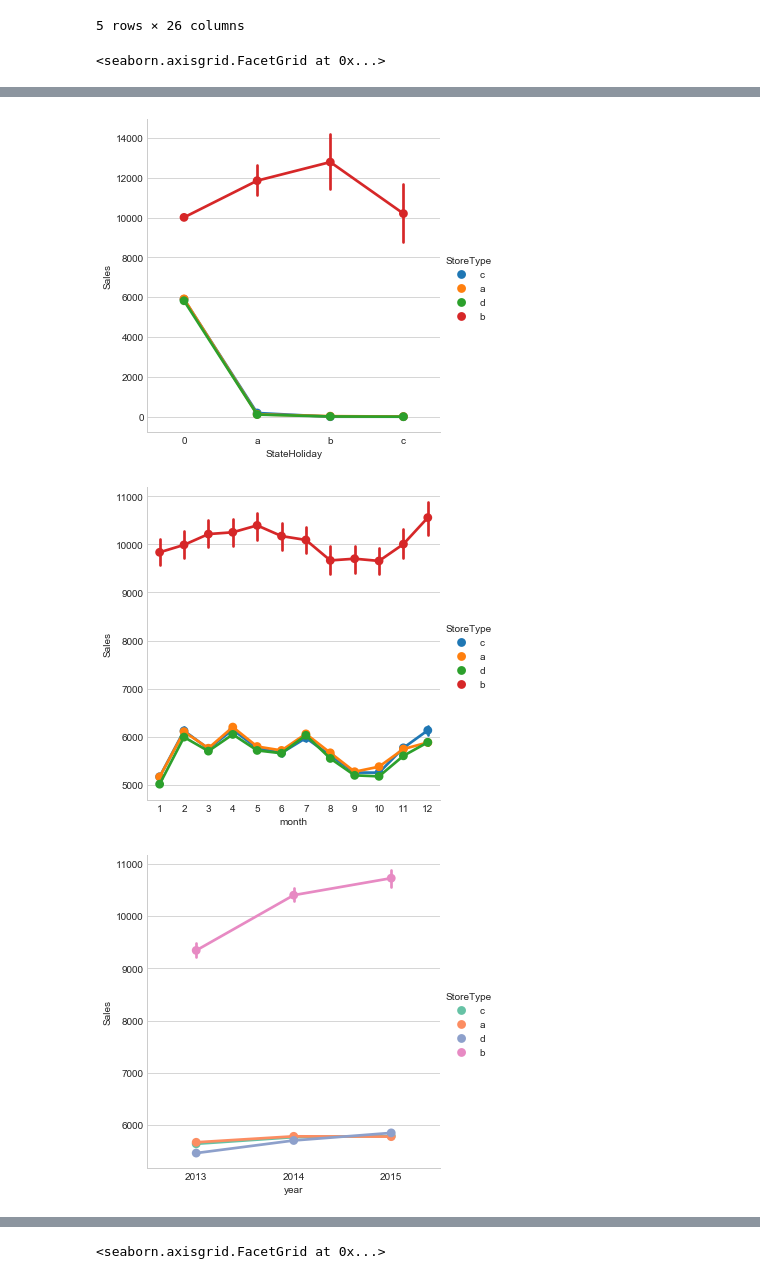
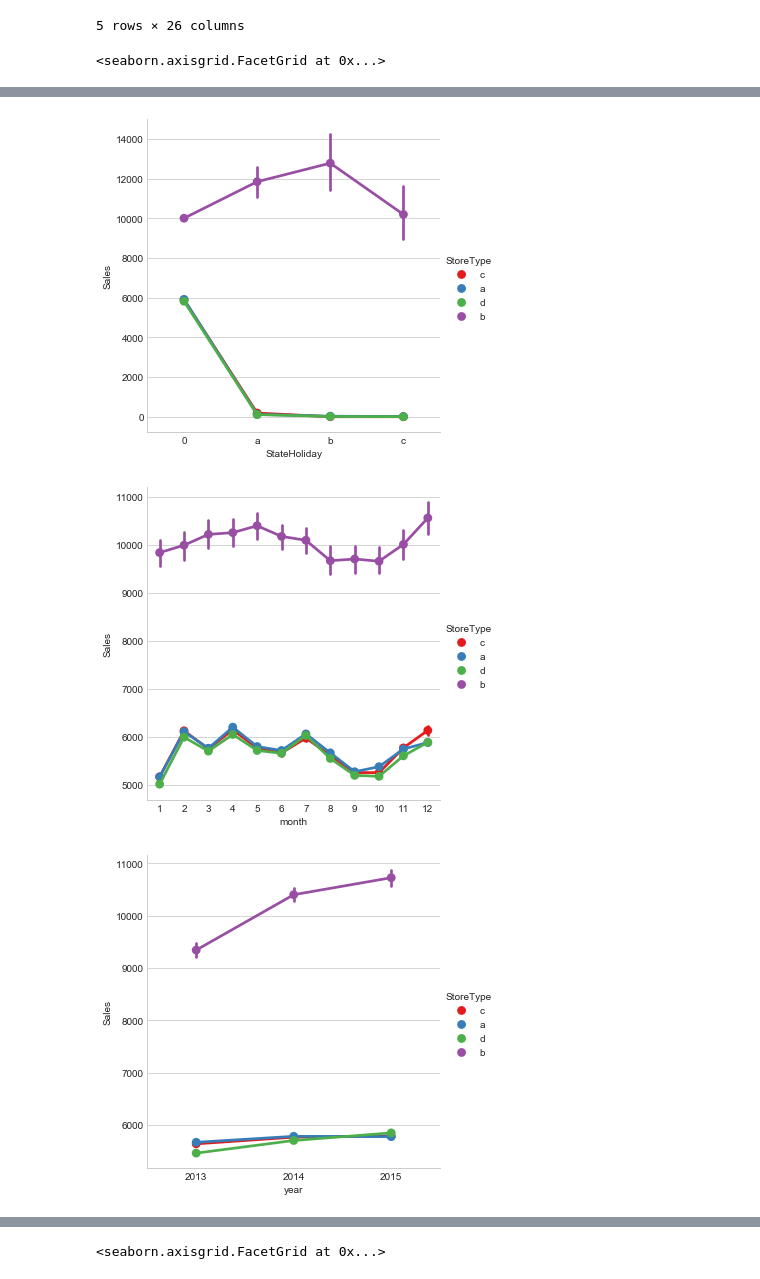
Before and after one commit to ENLK/Data-analysis-in-Python, a Jupyter notebook: EDA.ipynb, the cells around one changed output, grey strips where cells are left out. Drawn from its saved outputs; the diff is of its cells as text; code cells hidden in the pictures.

```diff
--- a/EDA.ipynb
+++ b/EDA.ipynb
@@ -284,23 +287,26 @@ df.head()
 sns.factorplot(data = df,
               x = 'SchoolHoliday',
               y = 'Sales',
-              hue = 'StoreType')
+              hue = 'StoreType',
+              palette = 'Set1')
 
 sns.factorplot(data = df,
               x = 'StateHoliday',
               y = 'Sales',
-              hue = 'StoreType');
+              hue = 'StoreType',
+              palette = 'Set1');
 
 sns.factorplot(data = df,
               x = 'month',
               y = 'Sales',
-              hue = 'StoreType');
+              hue = 'StoreType',
+              palette = 'Set1');
 
 sns.factorplot(data = df,
               x = 'year',
               y = 'Sales',
               hue = 'StoreType',
-              palette = 'Set2');
+              palette = 'Set1');
 
 sns.factorplot(data = df,
               x = 'day',
@@ -319,6 +325,6 @@ sns.factorplot(data = df,
-[figure, old version]
+[figure, new version]
-[figure, old version]
+[figure, new version]
-[figure, old version]
+[figure, new version]
 [figure]
 [figure]
 # %%
```
Also changed, not shown: parts of 8 cells of this notebook.
